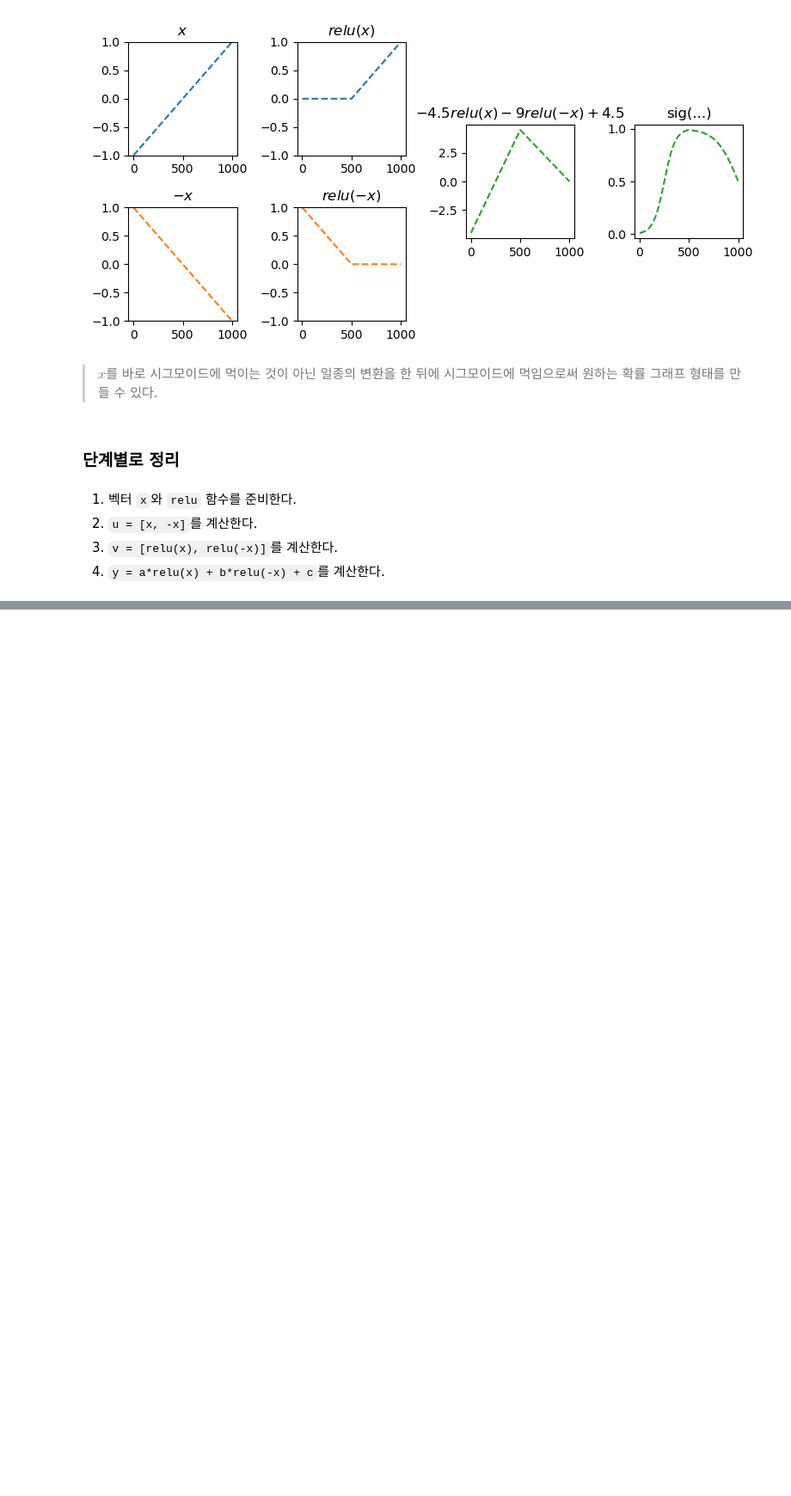
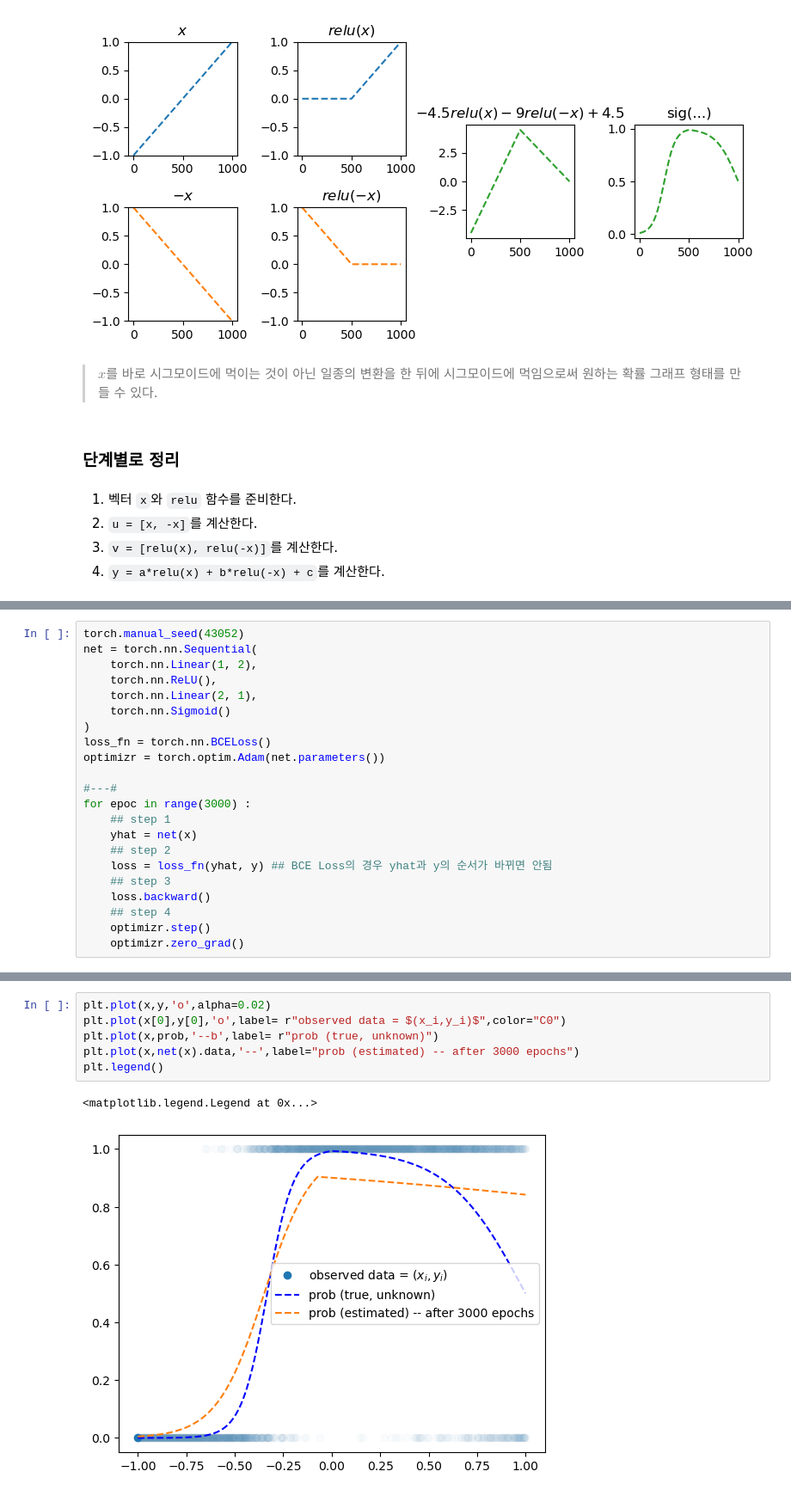
Before and after one commit to HollyRiver/DL2024, a Jupyter notebook: course/0826.ipynb, the cells around one changed output, grey strips where cells are left out. Shown at 86% size. Saved outputs shown, nothing was run; the diff lists cells and outputs as text; blank space fills up the shorter version.

```diff
--- a/course/0826.ipynb
+++ b/course/0826.ipynb
@@ -104,0 +248,22 @@ tensor([[-4.5000],
+# %%
+torch.manual_seed(43052)
+net = torch.nn.Sequential(
+    torch.nn.Linear(1, 2),
+    torch.nn.ReLU(),
+    torch.nn.Linear(2, 1),
+    torch.nn.Sigmoid()
+)
+loss_fn = torch.nn.BCELoss()
+optimizr = torch.optim.Adam(net.parameters())
+
+#---#
+for epoc in range(3000) :
+    ## step 1
+    yhat = net(x)
+    ## step 2
+    loss = loss_fn(yhat, y) ## BCE Loss의 경우 yhat과 y의 순서가 바뀌면 안됨
+    ## step 3
+    loss.backward()
+    ## step 4
+    optimizr.step()
+    optimizr.zero_grad()
@@ -104,0 +280,9 @@ tensor([[-4.5000],
+# %%
+plt.plot(x,y,'o',alpha=0.02)
+plt.plot(x[0],y[0],'o',label= r"observed data = $(x_i,y_i)$",color="C0")
+plt.plot(x,prob,'--b',label= r"prob (true, unknown)")
+plt.plot(x,net(x).data,'--',label="prob (estimated) -- after 3000 epochs")
+plt.legend()
+# %% [output]
+<matplotlib.legend.Legend at 0x...>
+[figure, added]
```
Also changed, not shown: parts of 32 cells of this notebook, 1 other file.
